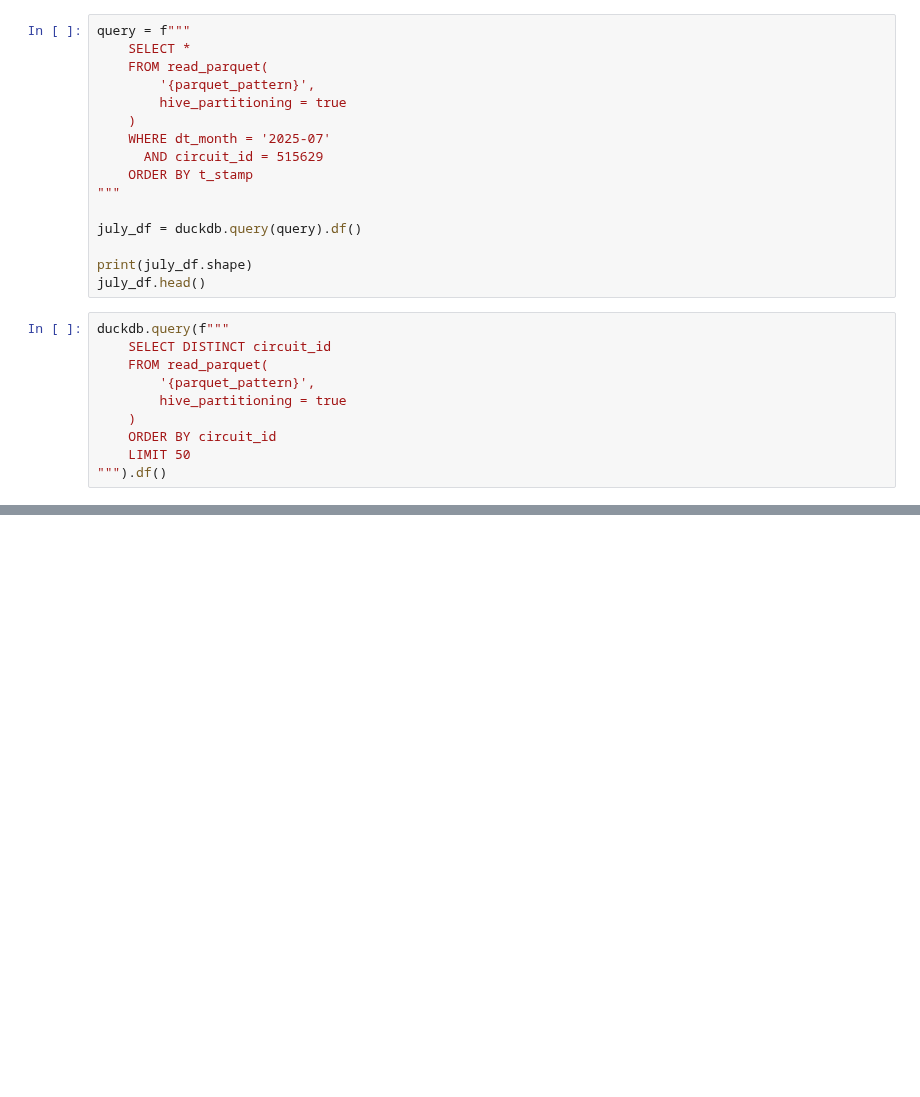
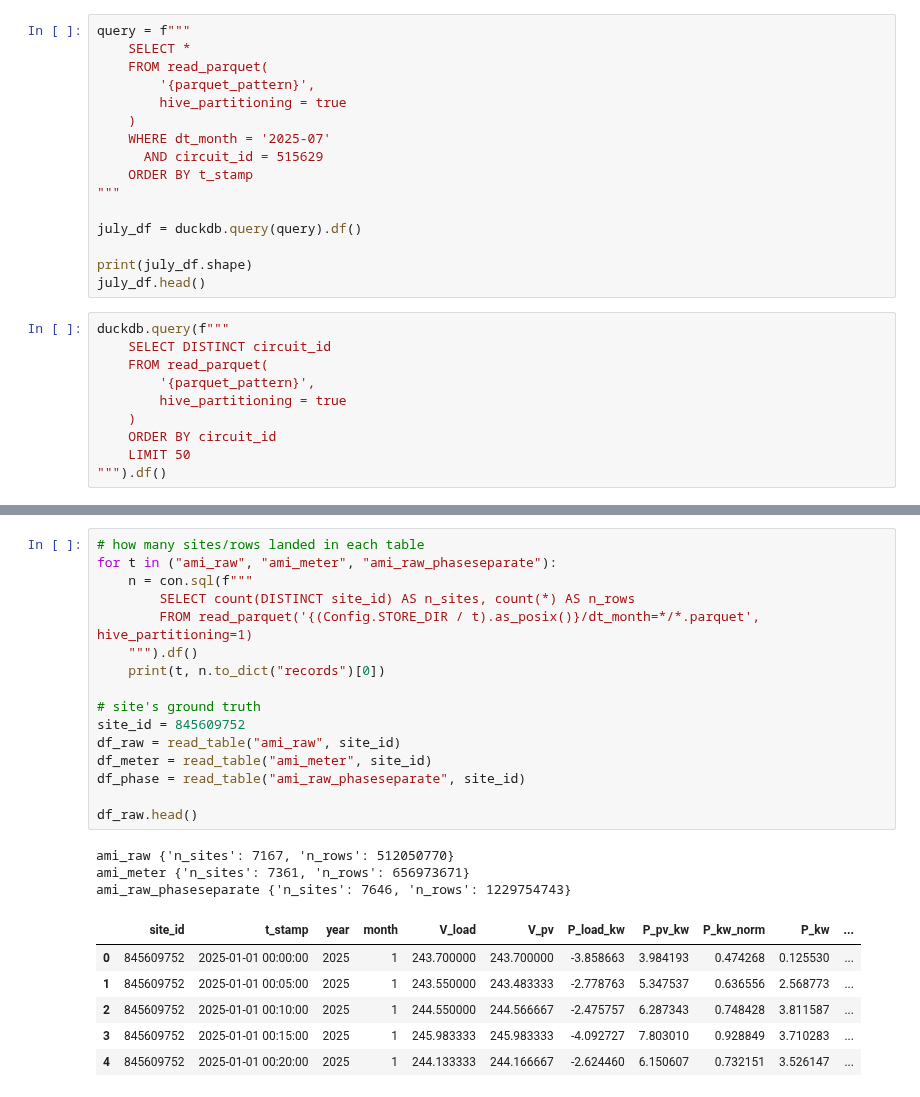
Before and after one commit to UNSW-CEEM/CICCADA, a Jupyter notebook: bms_sa_review/ami_data_analysis/notebooks/draft.ipynb, the cells around one changed output, grey strips where cells are left out. Saved outputs shown, nothing was run; the diff lists cells and outputs as text; blank space fills up the shorter version.

```diff
--- a/bms_sa_review/ami_data_analysis/notebooks/draft.ipynb
+++ b/bms_sa_review/ami_data_analysis/notebooks/draft.ipynb
@@ -340,0 +468,26 @@ load3_pv3
+# %%
+# how many sites/rows landed in each table
+for t in ("ami_raw", "ami_meter", "ami_raw_phaseseparate"):
+    n = con.sql(f"""
+        SELECT count(DISTINCT site_id) AS n_sites, count(*) AS n_rows
+        FROM read_parquet('{(Config.STORE_DIR / t).as_posix()}/dt_month=*/*.parquet', hive_partitioning=1)
+    """).df()
+    print(t, n.to_dict("records")[0])
+
+# site's ground truth
+site_id = 845609752
+df_raw = read_table("ami_raw", site_id)
+df_meter = read_table("ami_meter", site_id)
+df_phase = read_table("ami_raw_phaseseparate", site_id)
+
+df_raw.head()
+# %% [output]
+ami_raw {'n_sites': 7167, 'n_rows': 512050770}
+ami_meter {'n_sites': 7361, 'n_rows': 656973671}
+ami_raw_phaseseparate {'n_sites': 7646, 'n_rows': 1229754743}
+|  | site_id | t_stamp | year | month | V_load | V_pv | P_load_kw | P_pv_kw | P_kw_norm | P_kw | ... |
+| 0 | 845609752 | 2025-01-01 00:00:00 | 2025 | 1 | 243.700000 | 243.700000 | -3.858663 | 3.984193 | 0.474268 | 0.125530 | ... |
+| 1 | 845609752 | 2025-01-01 00:05:00 | 2025 | 1 | 243.550000 | 243.483333 | -2.778763 | 5.347537 | 0.636556 | 2.568773 | ... |
+| 2 | 845609752 | 2025-01-01 00:10:00 | 2025 | 1 | 244.550000 | 244.566667 | -2.475757 | 6.287343 | 0.748428 | 3.811587 | ... |
+| 3 | 845609752 | 2025-01-01 00:15:00 | 2025 | 1 | 245.983333 | 245.983333 | -4.092727 | 7.803010 | 0.928849 | 3.710283 | ... |
+| 4 | 845609752 | 2025-01-01 00:20:00 | 2025 | 1 | 244.133333 | 244.166667 | -2.624460 | 6.150607 | 0.732151 | 3.526147 | ... |
```
Also changed, not shown: parts of 30 cells of this notebook, 7 other files.
